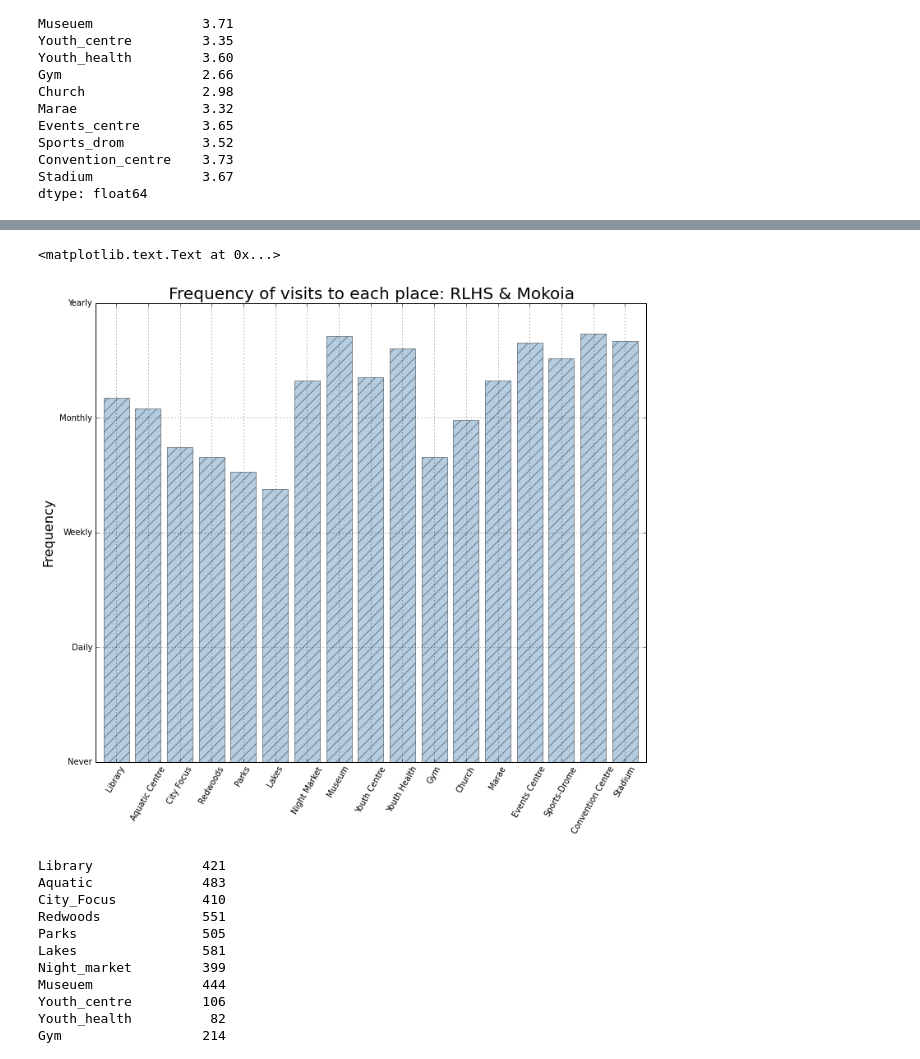
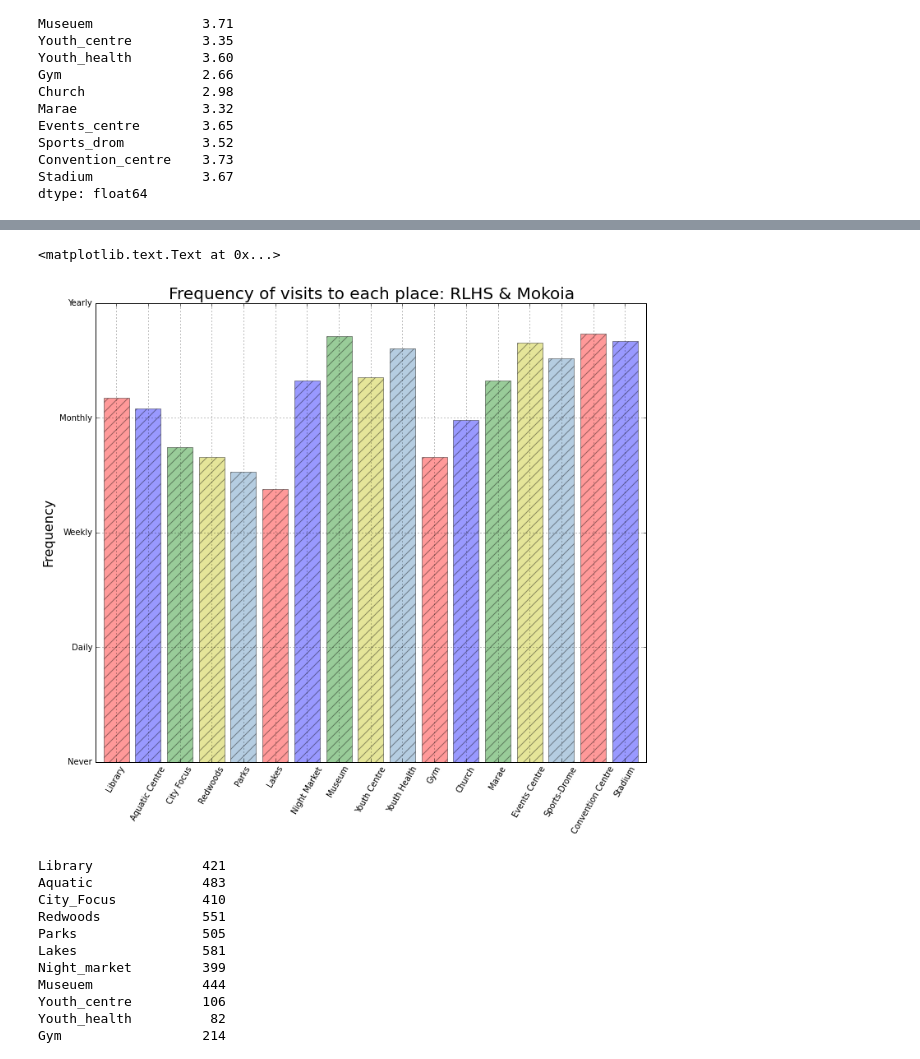
Before and after one commit to hillbs/Differential-Equations-and-Linear-Algebra, a Jupyter notebook: Youth_survey_git.ipynb, the cells around one changed output, grey strips where cells are left out. Saved outputs shown, nothing was run; the diff lists cells and outputs as text; code cells hidden in the pictures.

Commit message:
Fixed legends and view for places

```diff
--- a/Youth_survey_git.ipynb
+++ b/Youth_survey_git.ipynb
@@ -1045,18 +1032,19 @@ array([[<matplotlib.axes._subplots.AxesSubplot object at 0x...>,
 # %%
 Standard_background()
-ax = places.plot(kind='bar',rot=60,color='steelblue',width=.8,hatch='//',alpha=.4)
+ax = places.plot(kind='bar',rot=60,color=['r','b','g','y','steelblue'],
+                 width=.8,hatch='//',alpha=.4)
 ax.grid(True)
 ax.set_ylim(0,4)
 ax.yaxis.set_major_locator(ticker.MultipleLocator(1))
 ax.set_yticklabels(['0','Never','Daily','Weekly','Monthly','Yearly'])
 ax.set_xticklabels(['Library','Aquatic Centre','City Focus','Redwoods', 'Parks',
                     'Lakes','Night Market','Museum','Youth Centre','Youth Health','Gym','Church',
                     'Marae','Events Centre','Sports-Drome','Convention Centre','Stadium'])
 ax.set_title('Frequency of visits to each place: RLHS & Mokoia',size=20)
 ax.set_ylabel('Frequency',size=16)
 # %% [output]
 <matplotlib.text.Text at 0x...>
-[figure, old version]
+[figure, new version]
 # %%
 df_M_and_RLHS.loc[:,'Library':'Stadium'].count(axis=0)
 # %% [output]
```
Also changed, not shown: parts of 2 cells of this notebook.
